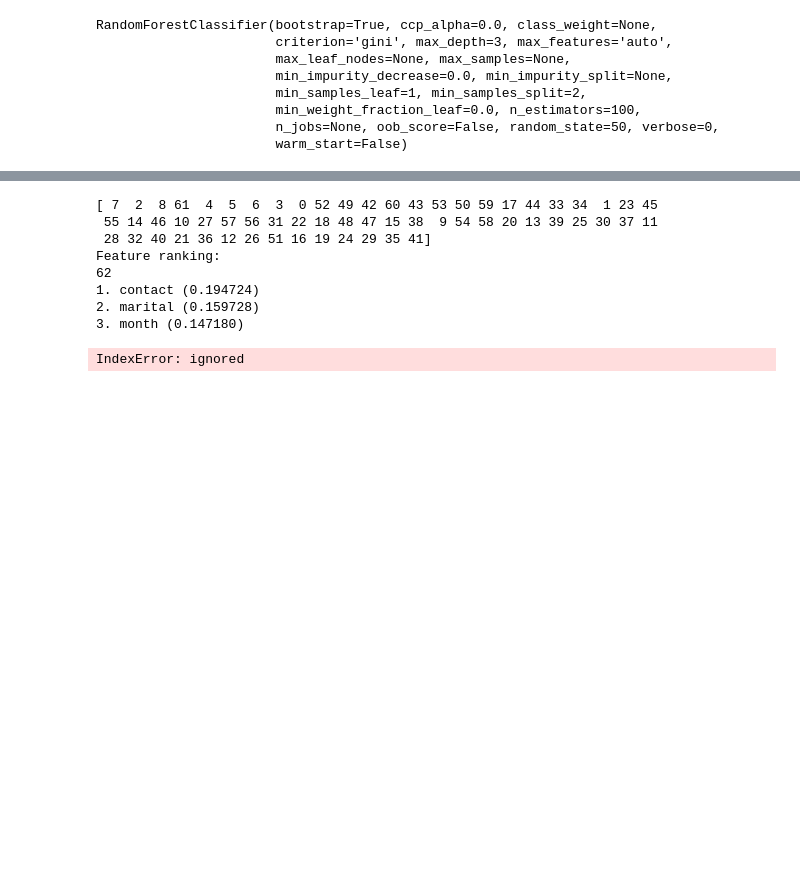
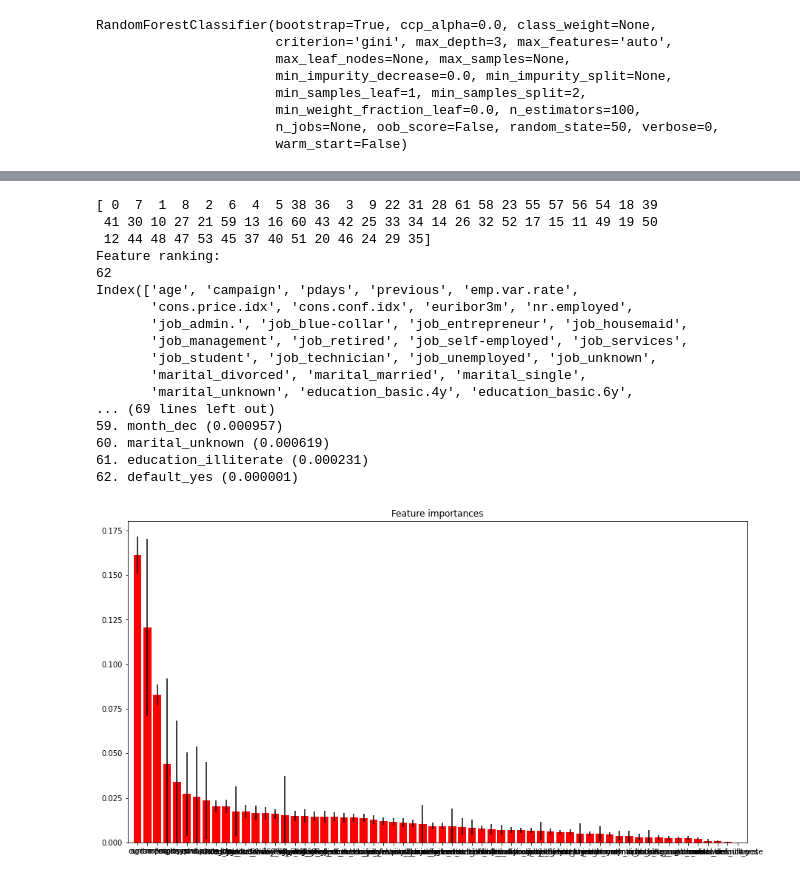
Before and after one commit to monali0802/CE888, a Jupyter notebook: Lab_3/bank_classification.ipynb, the cells around one changed output, grey strips where cells are left out. Saved outputs shown, nothing was run; the diff lists cells and outputs as text; code cells hidden in the pictures; blank space fills up the shorter version.

```diff
--- a/Lab_3/bank_classification.ipynb
+++ b/Lab_3/bank_classification.ipynb
@@ -116,14 +116,15 @@ print(X_df.head())
 
 [5 rows x 62 columns]
 # %%
-X = X_df
-y = y_df
+X = X_df.values
+y = y_df.values
 # %%
 sns_plot = sns.histplot(y, kde=False)
 # %% [output]
 [figure]
 # %%
 X_train, X_test, y_train, y_test = train_test_split(X, y, test_size=0.20, random_state=50)
+y_train = y_train.ravel()#reshape((-1,))
 # %%
 clf = RandomForestClassifier(n_estimators=100, max_depth=3, random_state=50)
 clf.fit(X_train, y_train)
@@ -155,10 +156,10 @@ Dummy MSE: 0.49738718 +/- 0.00978516
 # %%
 param_grid = {
-    'n_estimators': [100, 300, 500, 800, 1000],
+    'n_estimators': [100],
     'max_features':['auto', 'sqrt', 'log2']
 }
 CV_rfc = GridSearchCV(estimator=clf, param_grid=param_grid, cv= 10)
 
-CV_rfc.fit(X, y)
+CV_rfc.fit(X_train, y_train)
 print(CV_rfc.best_params_)
 # %% [output]
@@ -171,0 +167,6 @@ print(best_result)
+# %%
+clf = RandomForestClassifier(n_estimators=100,max_features='log2', random_state=50)
+scores = cross_val_score(clf, X_train, y_train, cv=10, scoring = make_scorer(balanced_accuracy_score))
+print(scores.mean())
+
+clf.fit(X_train, y_train)
@@ -172,35 +183,44 @@ print(best_result)
 # %%
 
 importances = clf.feature_importances_
 std = np.std([tree.feature_importances_ for tree in clf.estimators_],
              axis=0)
 indices = np.argsort(importances)[::-1]
 print(indices)
 
 # Print the feature ranking
 print("Feature ranking:")
 print(X.shape[1])
-
+print(X_df.columns)
 for f in range(X.shape[1]):
-    print("%d. %s (%f)" % (f + 1, features[indices[f]],  importances[indices[f]]))
+    print("%d. %s (%f)" % (f + 1, X_df.columns[indices[f]],  importances[indices[f]]))
 
 # Plot the feature importances of the forest
 fig = plt.figure()
 plt.title("Feature importances")
 plt.bar(range(X.shape[1]), importances[indices],
        color="r", yerr=std[indices], align="center")
-plt.xticks(range(X.shape[1]), np.array(features)[indices])
+plt.xticks(range(X.shape[1]), np.array(X_df.columns)[indices])
 plt.xlim([-1, X.shape[1]])
 plt.ylim([0, None])
 
 fig.set_size_inches(15, 8)
 # %% [output]
-[ 7  2  8 61  4  5  6  3  0 52 49 42 60 43 53 50 59 17 44 33 34  1 23 45
- 55 14 46 10 27 57 56 31 22 18 48 47 15 38  9 54 58 20 13 39 25 30 37 11
- 28 32 40 21 36 12 26 51 16 19 24 29 35 41]
+[ 0  7  1  8  2  6  4  5 38 36  3  9 22 31 28 61 58 23 55 57 56 54 18 39
+ 41 30 10 27 21 59 13 16 60 43 42 25 33 34 14 26 32 52 17 15 11 49 19 50
+ 12 44 48 47 53 45 37 40 51 20 46 24 29 35]
 Feature ranking:
 62
-1. contact (0.194724)
-2. marital (0.159728)
-3. month (0.147180)
+Index(['age', 'campaign', 'pdays', 'previous', 'emp.var.rate',
+       'cons.price.idx', 'cons.conf.idx', 'euribor3m', 'nr.employed',
+       'job_admin.', 'job_blue-collar', 'job_entrepreneur', 'job_housemaid',
+       'job_management', 'job_retired', 'job_self-employed', 'job_services',
+       'job_student', 'job_technician', 'job_unemployed', 'job_unknown',
+       'marital_divorced', 'marital_married', 'marital_single',
+       'marital_unknown', 'education_basic.4y', 'education_basic.6y',
+... (69 lines left out)
+59. month_dec (0.000957)
+60. marital_unknown (0.000619)
+61. education_illiterate (0.000231)
+62. default_yes (0.000001)
-IndexError: ignored
+[figure, added]
```
Also changed, not shown: parts of 4 cells of this notebook.
